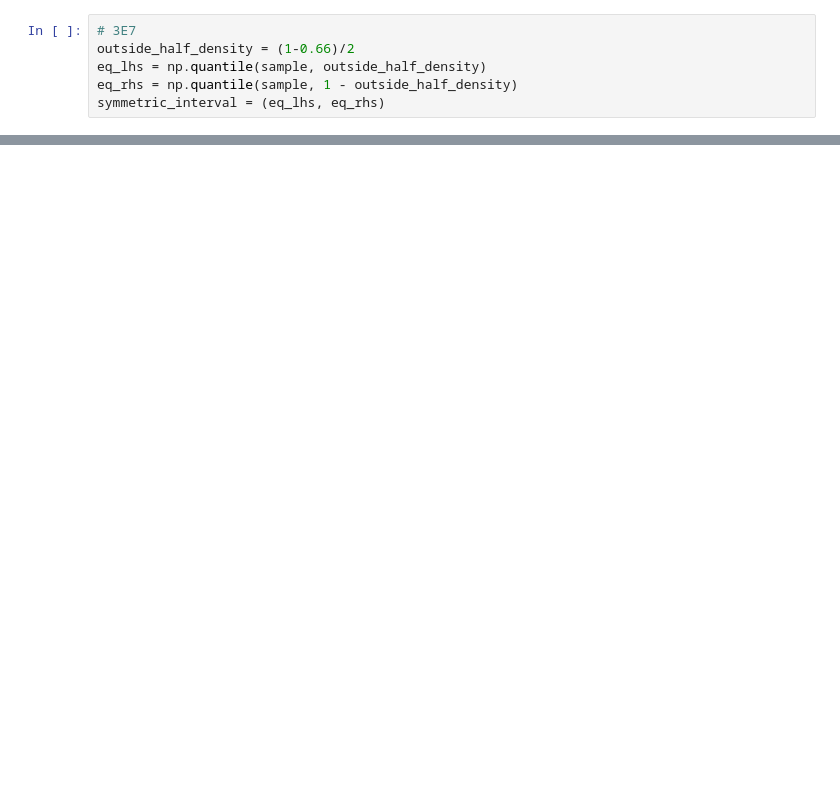
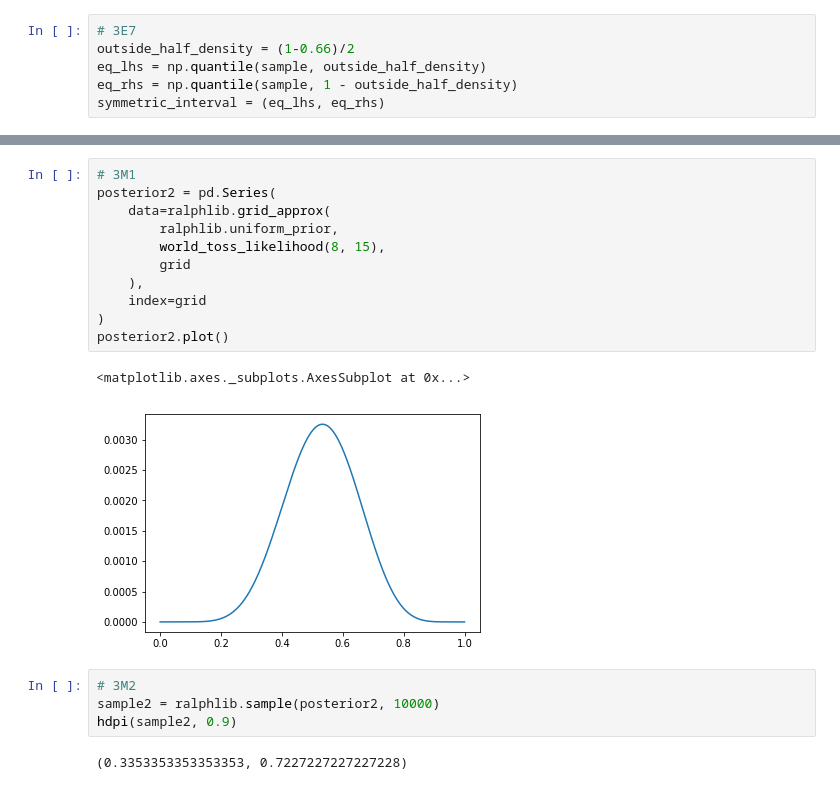
Before and after one commit to ralphrecto/rethinking, a Jupyter notebook: solutions/ch3.ipynb, the cells around one changed output, grey strips where cells are left out. Cells and saved outputs as stored; diff of their text form; blank space fills up the shorter version.

```diff
--- a/solutions/ch3.ipynb
+++ b/solutions/ch3.ipynb
@@ -133,0 +147,20 @@ hpdi_width = hpdi_interval[1] - hpdi_interval[0]
+# %%
+# 3M1
+posterior2 = pd.Series(
+    data=ralphlib.grid_approx(
+        ralphlib.uniform_prior,
+        world_toss_likelihood(8, 15),
+        grid
+    ),
+    index=grid
+)
+posterior2.plot()
+# %% [output]
+<matplotlib.axes._subplots.AxesSubplot at 0x...>
+[figure, added]
+# %%
+# 3M2
+sample2 = ralphlib.sample(posterior2, 10000)
+hdpi(sample2, 0.9)
+# %% [output]
+(0.3353353353353353, 0.7227227227227228)
```
Also changed, not shown: parts of 18 cells of this notebook.
